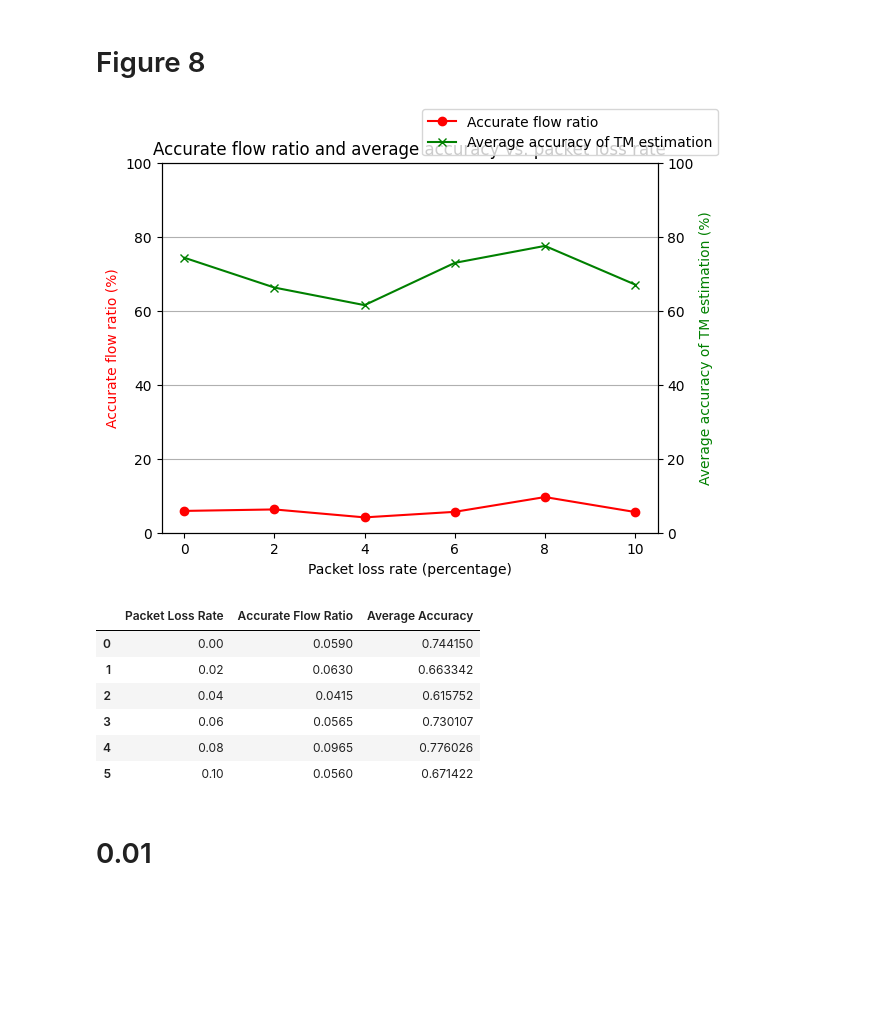
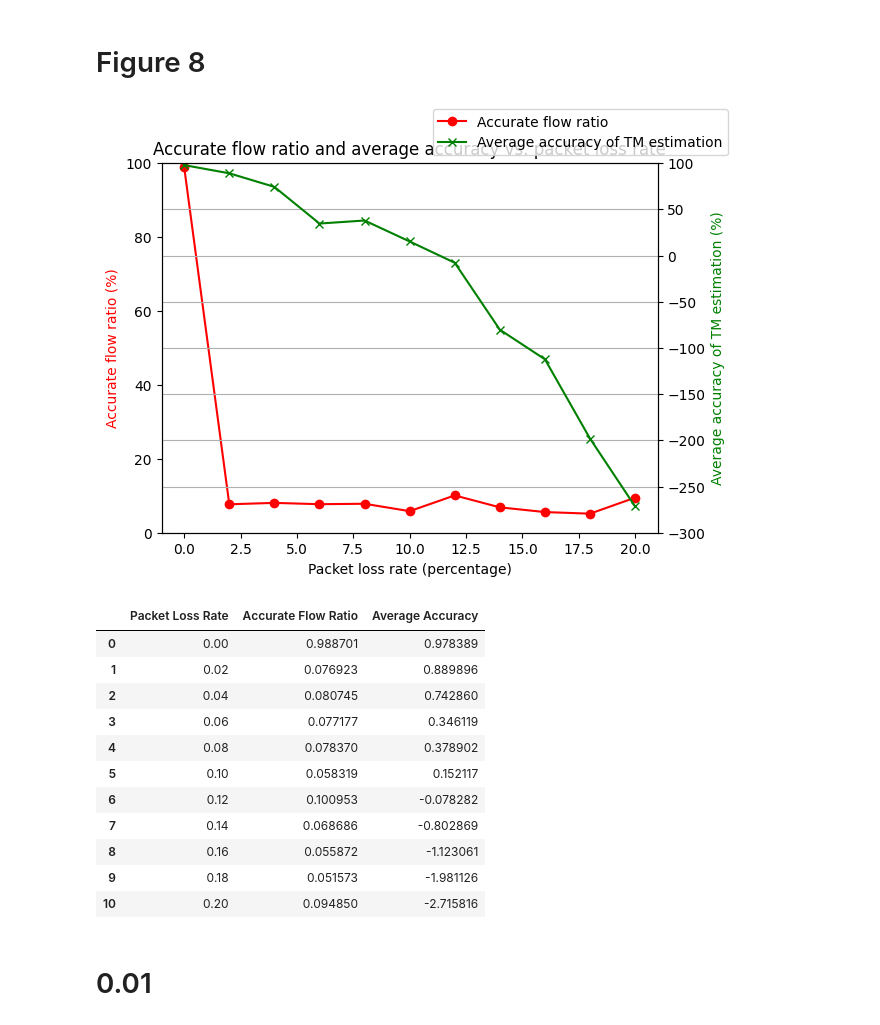
Before and after one commit to yalewoosoft/flowcover, a Jupyter notebook: figures.ipynb, the cells around one changed output. Drawn from its saved outputs; the diff is of its cells as text; code cells hidden in the pictures; blank space fills up the shorter version.

```diff
--- a/figures.ipynb
+++ b/figures.ipynb
@@ -1,11 +1,13 @@
 # %% [markdown]
 # Figure 8
 # %%
+
 import json
 import os
 import pandas as pd
 import matplotlib.pyplot as plt
 import time
+
 
 def calculate_accurate_flow_ratio_and_average_accuracy(flow_stats_file, trafgen_stats_file):
     # Load the JSON data
@@ -18,40 +20,31 @@ def calculate_accurate_flow_ratio_and_average_accuracy(flow_stats_file, trafgen_
     # Initialize counters
     accurate_flow_count = 0
     total_flows = 0
-    accuracy_sum = 0
+    error_rate_total = 0
 
     # Calculate accurate flow ratio and average accuracy
     for flow_id, flow_stat in flow_stats.items():
         if flow_id == "1000000000":
             continue
-
-        total_flows += 1
         if flow_id in trafgen_stats:
             trafgen_stat = trafgen_stats[flow_id]
             if trafgen_stat == 0:
                 continue
             if flow_stat == trafgen_stat:
                 accurate_flow_count += 1
-
             error_rate = abs(flow_stat - trafgen_stat) / trafgen_stat
-            accuracy = 1 - error_rate
-            accuracy_sum += accuracy
+            error_rate_total += error_rate
+        total_flows += 1
 
     accurate_flow_ratio = accurate_flow_count / total_flows if total_flows > 0 else 0
-    average_accuracy = accuracy_sum / total_flows if total_flows > 0 else 0
+    average_error = error_rate_total / total_flows if total_flows > 0 else 0
+    average_accuracy = 1 - average_error
 
     return accurate_flow_ratio, average_accuracy
 
-# Define the packet loss ratios and corresponding files
-packet_loss_ratios = [0, 0.02, 0.04, 0.06, 0.08, 0.1]
-flow_stats_files = [f'stats/flow_stats_{ratio}.json' for ratio in packet_loss_ratios]
-trafgen_stats_files = [f'stats/trafgen_stats_{ratio}.json' for ratio in packet_loss_ratios]
-
-# Initialize results list
-results = []
 
 # Define the packet loss ratios and corresponding files
-packet_loss_ratios = [0, 0.02, 0.04, 0.06, 0.08, 0.1]
+packet_loss_ratios = [0, 0.02, 0.04, 0.06, 0.08, 0.1, 0.12, 0.14, 0.16, 0.18, 0.2]
 flow_stats_files = [f'stats/flow_stats_{ratio}.json' for ratio in packet_loss_ratios]
 trafgen_stats_files = [f'stats/trafgen_stats_{ratio}.json' for ratio in packet_loss_ratios]
 
@@ -64,42 +57,47 @@ for ratio, flow_file, trafgen_file in zip(packet_loss_ratios, flow_stats_files,
     results.append([ratio, accurate_flow_ratio, average_accuracy])
 
 # Save results to a CSV file
 results_df = pd.DataFrame(results, columns=['Packet Loss Rate', 'Accurate Flow Ratio', 'Average Accuracy'])
 # Save results to CSV
 timestamp = time.strftime("%Y%m%d-%H%M%S")
 filename = f"data/accuracy_results_{timestamp}.csv"
 results_df.to_csv(filename, index=False)
 
 # Plot the results
 fig, ax1 = plt.subplots()
 
 ax2 = ax1.twinx()
 ax1.plot(results_df['Packet Loss Rate'] * 100, results_df['Accurate Flow Ratio'] * 100, 'r-', marker='o')
 ax2.plot(results_df['Packet Loss Rate'] * 100, results_df['Average Accuracy'] * 100, 'g-', marker='x')
 
 ax1.set_xlabel('Packet loss rate (percentage)')
 ax1.set_ylabel('Accurate flow ratio (%)', color='r')
 ax2.set_ylabel('Average accuracy of TM estimation (%)', color='g')
 
 plt.title('Accurate flow ratio and average accuracy vs. packet loss rate')
 ax1.set_ylim(0, 100)
-ax2.set_ylim(0, 100)
+ax2.set_ylim(-300, 100)
 
 fig.legend(['Accurate flow ratio', 'Average accuracy of TM estimation'], loc='upper right')
 plt.grid(True)
 plt.show()
 
 # Display the dataframe
 results_df
 # %% [output]
-[figure, old version]
+[figure, new version]
 |  | Packet Loss Rate | Accurate Flow Ratio | Average Accuracy |
-| 0 | 0.00 | 0.0590 | 0.744150 |
-| 1 | 0.02 | 0.0630 | 0.663342 |
-| 2 | 0.04 | 0.0415 | 0.615752 |
-| 3 | 0.06 | 0.0565 | 0.730107 |
-| 4 | 0.08 | 0.0965 | 0.776026 |
-| 5 | 0.10 | 0.0560 | 0.671422 |
+| 0 | 0.00 | 0.988701 | 0.978389 |
+| 1 | 0.02 | 0.076923 | 0.889896 |
+| 2 | 0.04 | 0.080745 | 0.742860 |
+| 3 | 0.06 | 0.077177 | 0.346119 |
+| 4 | 0.08 | 0.078370 | 0.378902 |
+| 5 | 0.10 | 0.058319 | 0.152117 |
+| 6 | 0.12 | 0.100953 | -0.078282 |
+| 7 | 0.14 | 0.068686 | -0.802869 |
+| 8 | 0.16 | 0.055872 | -1.123061 |
+| 9 | 0.18 | 0.051573 | -1.981126 |
+| 10 | 0.20 | 0.094850 | -2.715816 |
 # %% [markdown]
 # 0.01
 # %%
```
Also changed, not shown: parts of 2 cells of this notebook, 2 other files.
